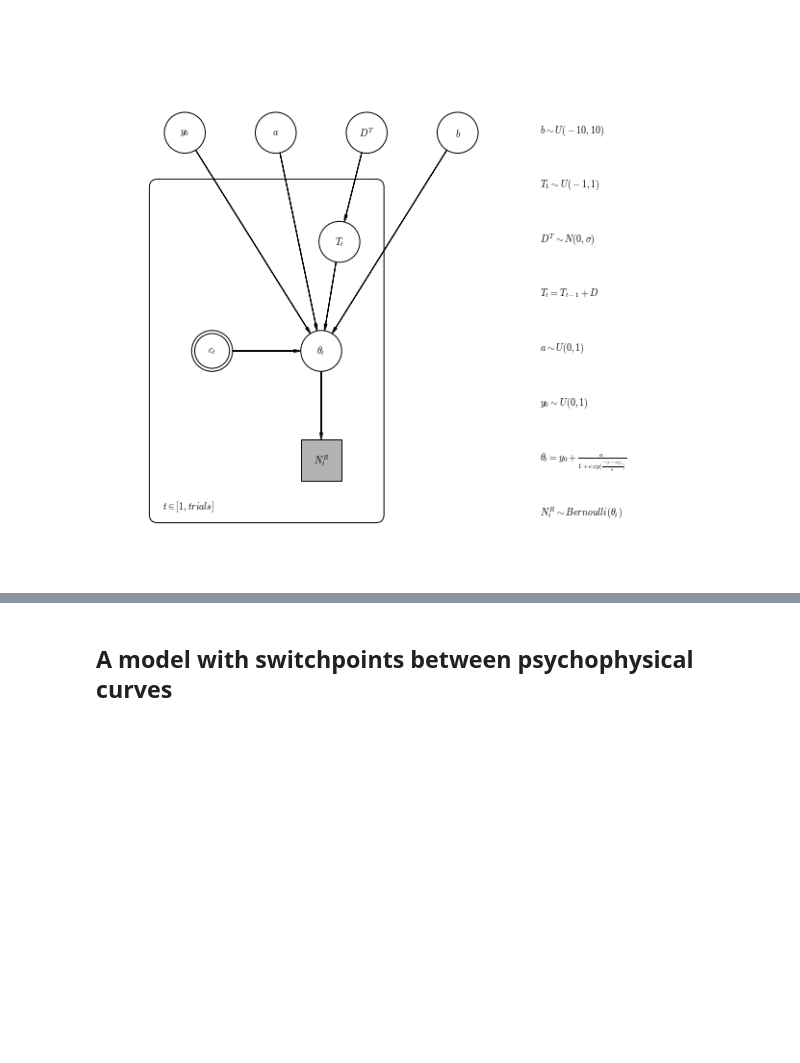
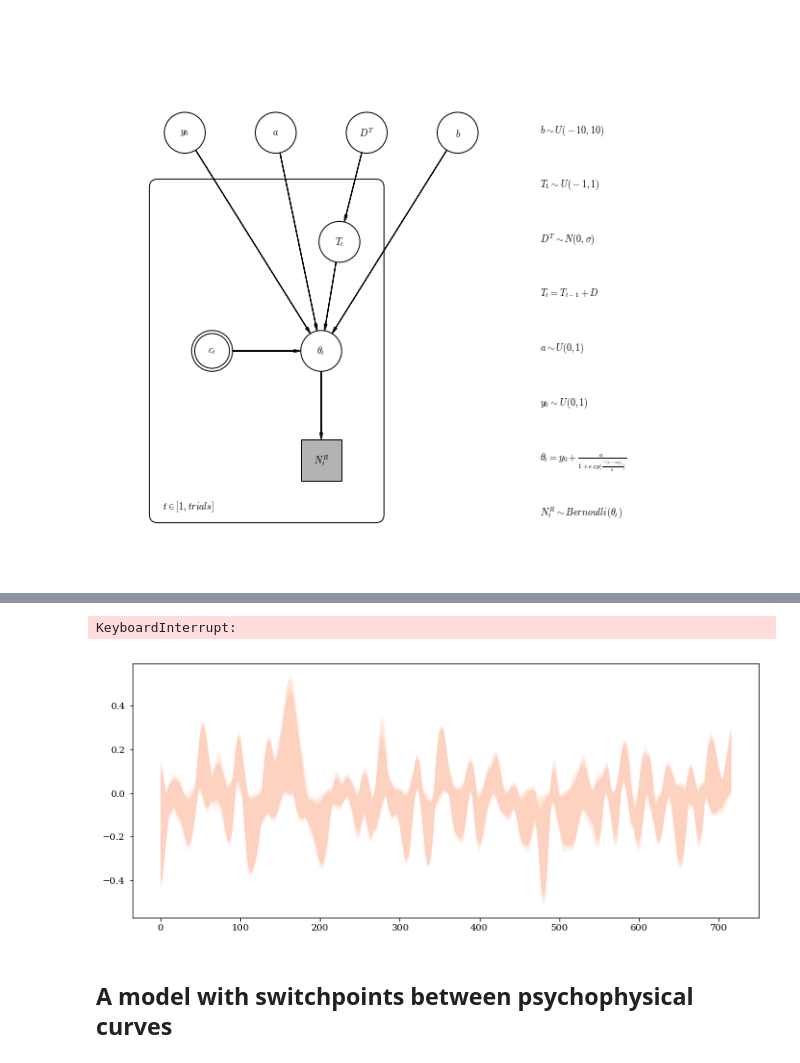
Before and after one commit to adamimos/RDK_analysis, a Jupyter notebook: PGMs for Behavior.ipynb, the cells around one changed output, grey strips where cells are left out. Saved outputs shown, nothing was run; the diff lists cells and outputs as text; code cells hidden in the pictures; blank space fills up the shorter version.

```diff
--- a/PGMs for Behavior.ipynb
+++ b/PGMs for Behavior.ipynb
@@ -241,3 +304,17 @@ KeyboardInterrupt:
+# %%
+# plot the results
+fig = plt.figure(figsize=(12,5)); ax = fig.gca()
+
+# plot the samples from the gp posterior with samples and shading
+from pymc3.gp.util import plot_gp_dist
+plot_gp_dist(ax, trace["f"], np.arange(num_trials));
+
+# axis labels and title
+plt.xlabel("trial"); plt.ylabel("threshold");
+plt.title("Posterior distribution over $f(x)$"); plt.legend();
+# %% [output]
+KeyboardInterrupt:
+[figure, added]
 # %% [markdown]
 ## A model with switchpoints between psychophysical curves
 # %%
```
Also changed, not shown: parts of 18 cells of this notebook, 7 other files.
